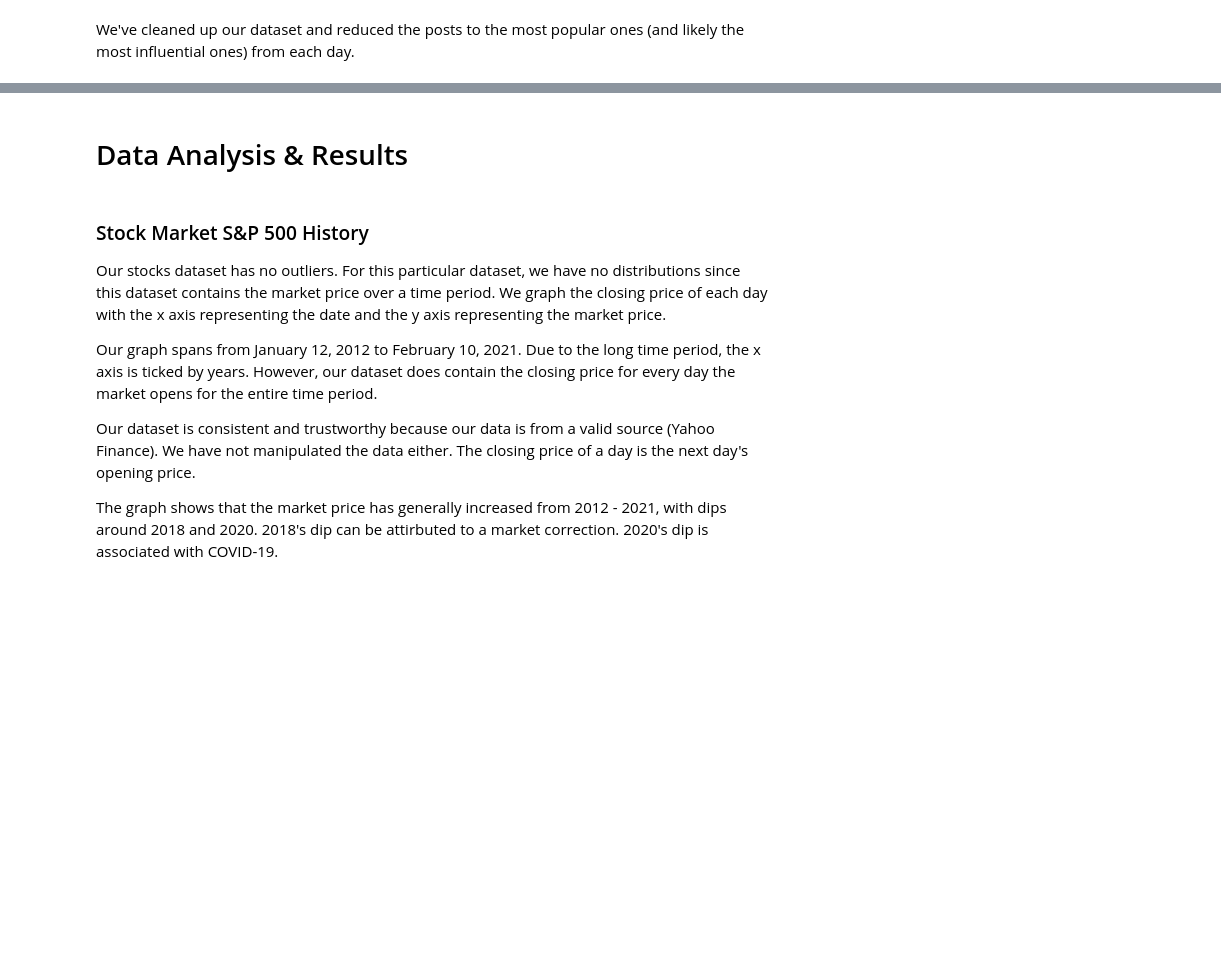
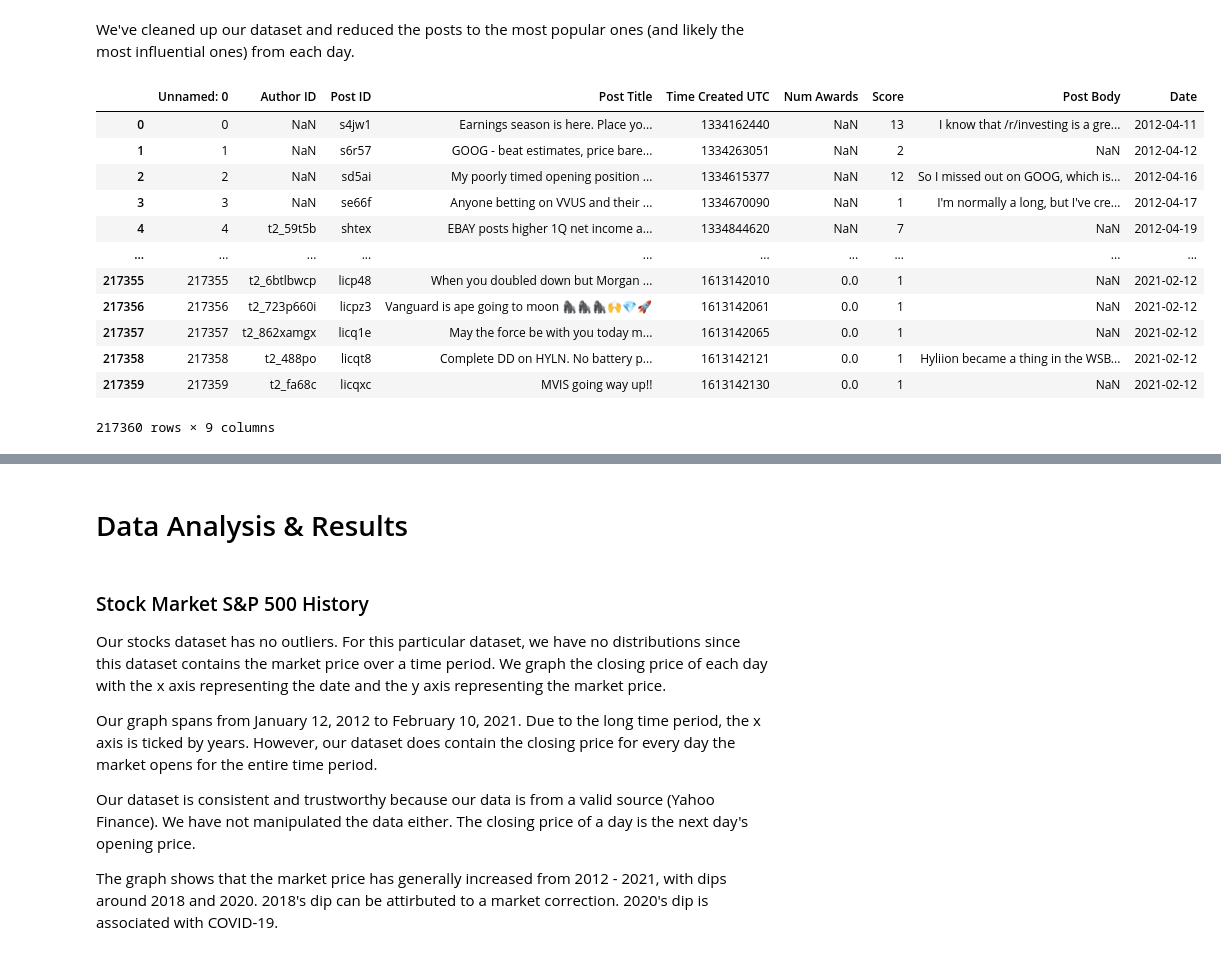
Before and after one commit to sjwfleet/COGS108_Project, a Jupyter notebook: FinalProject_group082.ipynb, the cells around one changed output, grey strips where cells are left out. Drawn from its saved outputs; the diff is of its cells as text; code cells hidden in the pictures; blank space fills up the shorter version.

```diff
--- a/FinalProject_group082.ipynb
+++ b/FinalProject_group082.ipynb
@@ -356,2 +361,20 @@ filtered.to_csv("filteredout_2.csv")
 # %% [markdown]
 We've cleaned up our dataset and reduced the posts to the most popular ones (and likely the most influential ones) from each day.
+# %%
+filtered2 = pd.read_csv("filteredout_2.csv")
+# %%
+filtered2
+# %% [output]
+|  | Unnamed: 0 | Author ID | Post ID | Post Title | Time Created UTC | Num Awards | Score | Post Body | Date |
+| 0 | 0 | NaN | s4jw1 | Earnings season is here. Place yo... | 1334162440 | NaN | 13 | I know that /r/investing is a gre... | 2012-04-11 |
+| 1 | 1 | NaN | s6r57 | GOOG - beat estimates, price bare... | 1334263051 | NaN | 2 | NaN | 2012-04-12 |
+| 2 | 2 | NaN | sd5ai | My poorly timed opening position ... | 1334615377 | NaN | 12 | So I missed out on GOOG, which is... | 2012-04-16 |
+| 3 | 3 | NaN | se66f | Anyone betting on VVUS and their ... | 1334670090 | NaN | 1 | I'm normally a long, but I've cre... | 2012-04-17 |
+| 4 | 4 | t2_59t5b | shtex | EBAY posts higher 1Q net income a... | 1334844620 | NaN | 7 | NaN | 2012-04-19 |
+| ... | ... | ... | ... | ... | ... | ... | ... | ... | ... |
+| 217355 | 217355 | t2_6btlbwcp | licp48 | When you doubled down but Morgan ... | 1613142010 | 0.0 | 1 | NaN | 2021-02-12 |
+| 217356 | 217356 | t2_723p660i | licpz3 | Vanguard is ape going to moon 🦍🦍🦍🙌💎🚀 | 1613142061 | 0.0 | 1 | NaN | 2021-02-12 |
+| 217357 | 217357 | t2_862xamgx | licq1e | May the force be with you today m... | 1613142065 | 0.0 | 1 | NaN | 2021-02-12 |
+| 217358 | 217358 | t2_488po | licqt8 | Complete DD on HYLN. No battery p... | 1613142121 | 0.0 | 1 | Hyliion became a thing in the WSB... | 2021-02-12 |
+| 217359 | 217359 | t2_fa68c | licqxc | MVIS going way up!! | 1613142130 | 0.0 | 1 | NaN | 2021-02-12 |
+217360 rows × 9 columns
```
Also changed, not shown: parts of 7 cells of this notebook.
